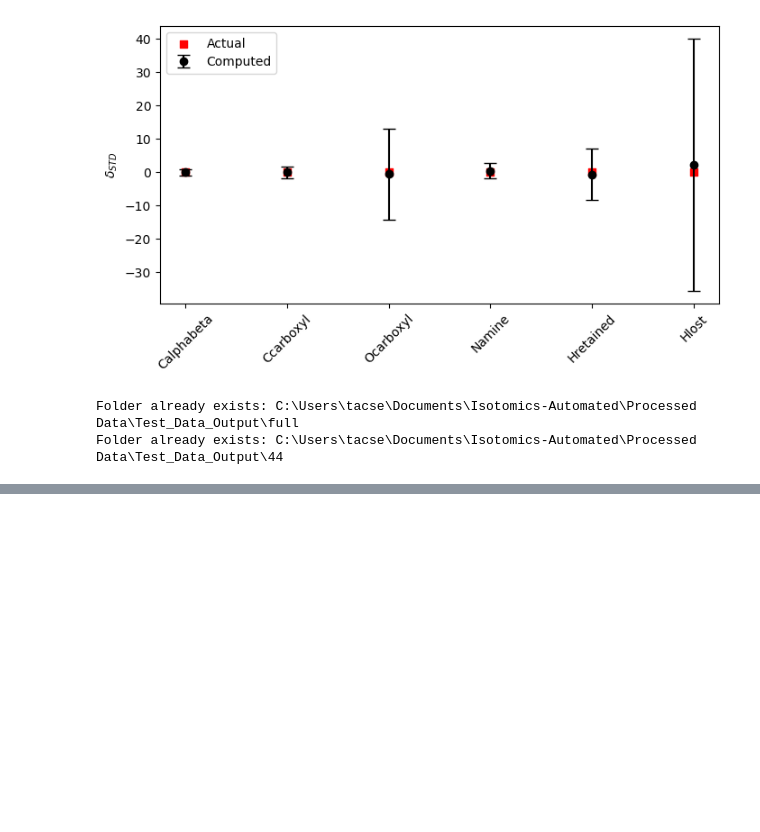
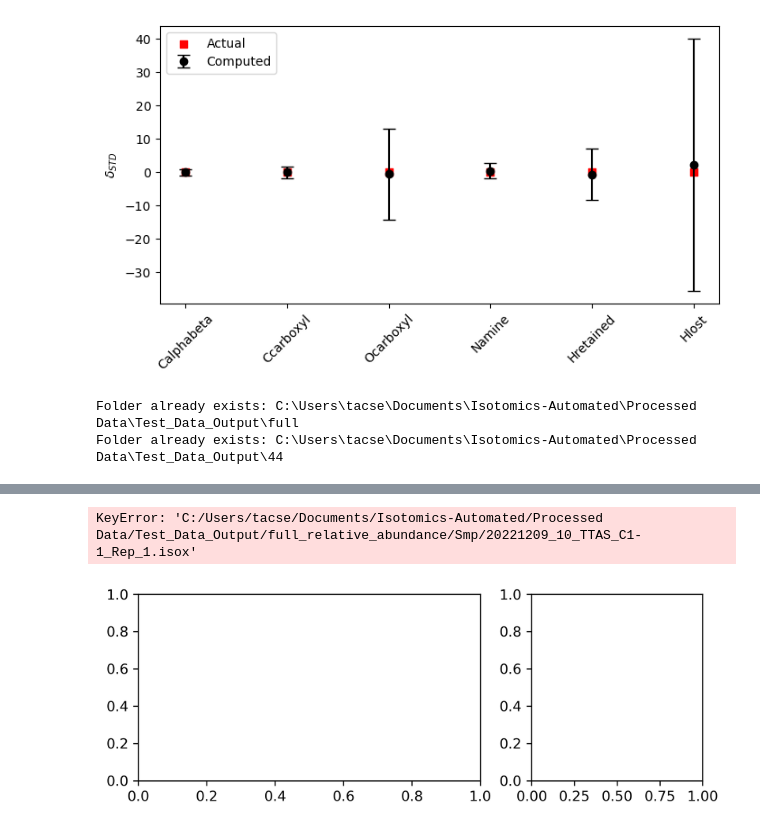
Before and after one commit to Csernica/Isotomics-Automated, a Jupyter notebook: alanine Example Script.ipynb, the cells around one changed output, grey strips where cells are left out. Cells and saved outputs as stored; diff of their text form; code cells hidden in the pictures; blank space fills up the shorter version.

```diff
--- a/alanine Example Script.ipynb
+++ b/alanine Example Script.ipynb
@@ -158,11 +174,14 @@ rtnMeans, rtnMergedDict = dA.processIndividualAndAverageIsotopeRatios(fragmentFo
 # %%
 #STEP 5: SCREEN INDIVIDUAL DATA FILES
 #This step allows you to copy full path names of each of your data files and visualize what the TIC of that acquistion looks like over time.
 
-#SCAN_AVG_NUMBER = 50 #how many scans do you want to calculate tic averages over?
-#FILEPATH_TO_SCREEN = '/Users/sarahzeichner/Documents/GitHub/Isotomics-Automated/Processed Data/Test_Data_Output/full_molecular_average/Smp/02262024_vanC_153_1.isox'
+SCAN_AVG_NUMBER = 50 #how many scans do you want to calculate tic averages over?
+FILEPATH_TO_SCREEN = "C:/Users/tacse/Documents/Isotomics-Automated/Processed Data/Test_Data_Output/full_relative_abundance/Smp/20221209_10_TTAS_C1-1_Rep_1.isox"
 
-#dataScreen.visualizeTICVersusTime(fileName=FILEPATH_TO_SCREEN, mergedDict=rtnMergedDict, targetRatio='13C/Unsub',scan_averaging_number = SCAN_AVG_NUMBER)
+dataScreen.visualizeTICVersusTime(fileName=FILEPATH_TO_SCREEN, mergedDict=rtnMergedDict, targetRatio='13C/Unsub',scan_averaging_number = SCAN_AVG_NUMBER)
+# %% [output]
+KeyError: 'C:/Users/tacse/Documents/Isotomics-Automated/Processed Data/Test_Data_Output/full_relative_abundance/Smp/20221209_10_TTAS_C1-1_Rep_1.isox'
+[figure, added]
 # %%
 #STEP 6: SOLVE EXPERIMENTAL DATA FOR SITE SPECIFIC VALUES
 solveExperimentalData.experimentalDataM1(rtnMeans, cwd, MOLECULE_INPUT_PATH, STANDARD_DELTA_APPROX, UValue = '13C/Unsub', mAObs = MOLECULAR_AVERAGE_SAMPLE_COMPOSITION, mARelErr=MOLECULAR_AVG_SAMPLE_ERROR, perturbTheoryOAmt=0.0003)
```
Also changed, not shown: parts of 4 cells of this notebook, 5 other files.
